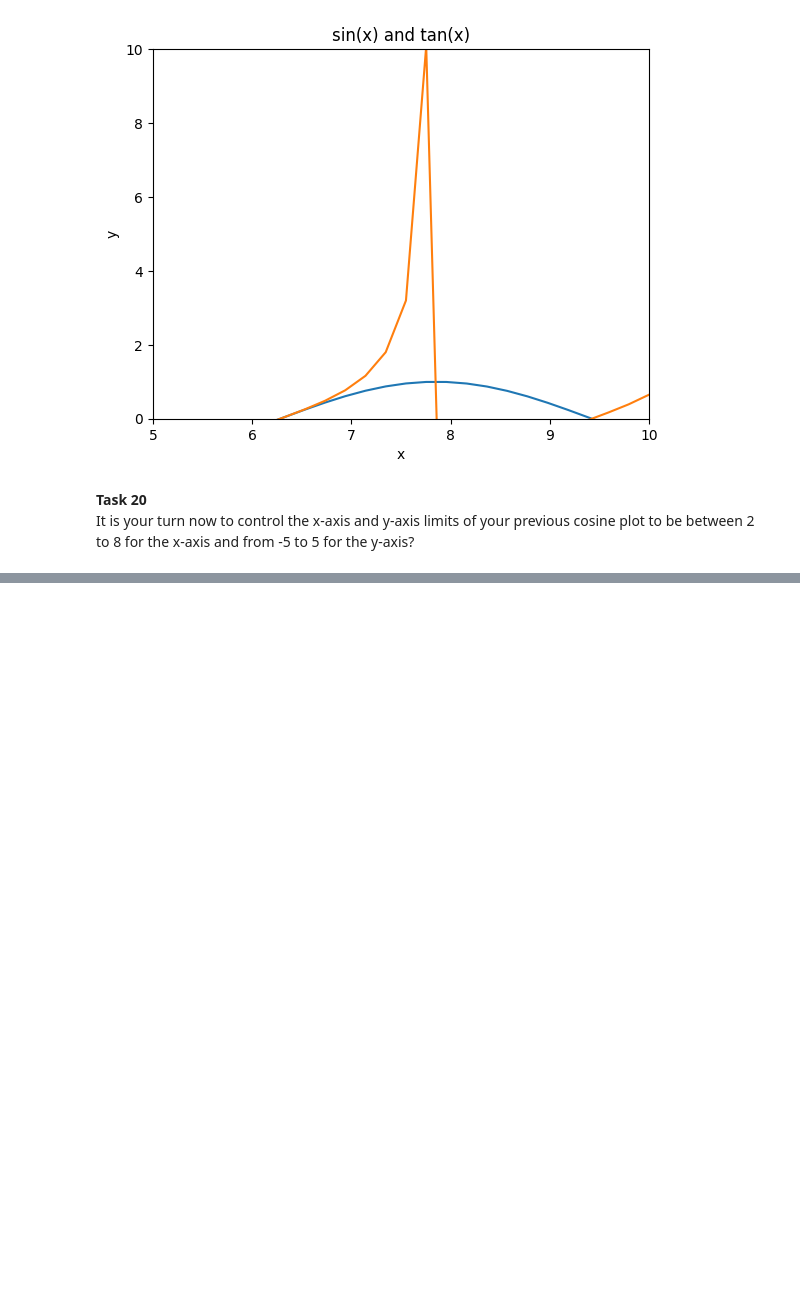
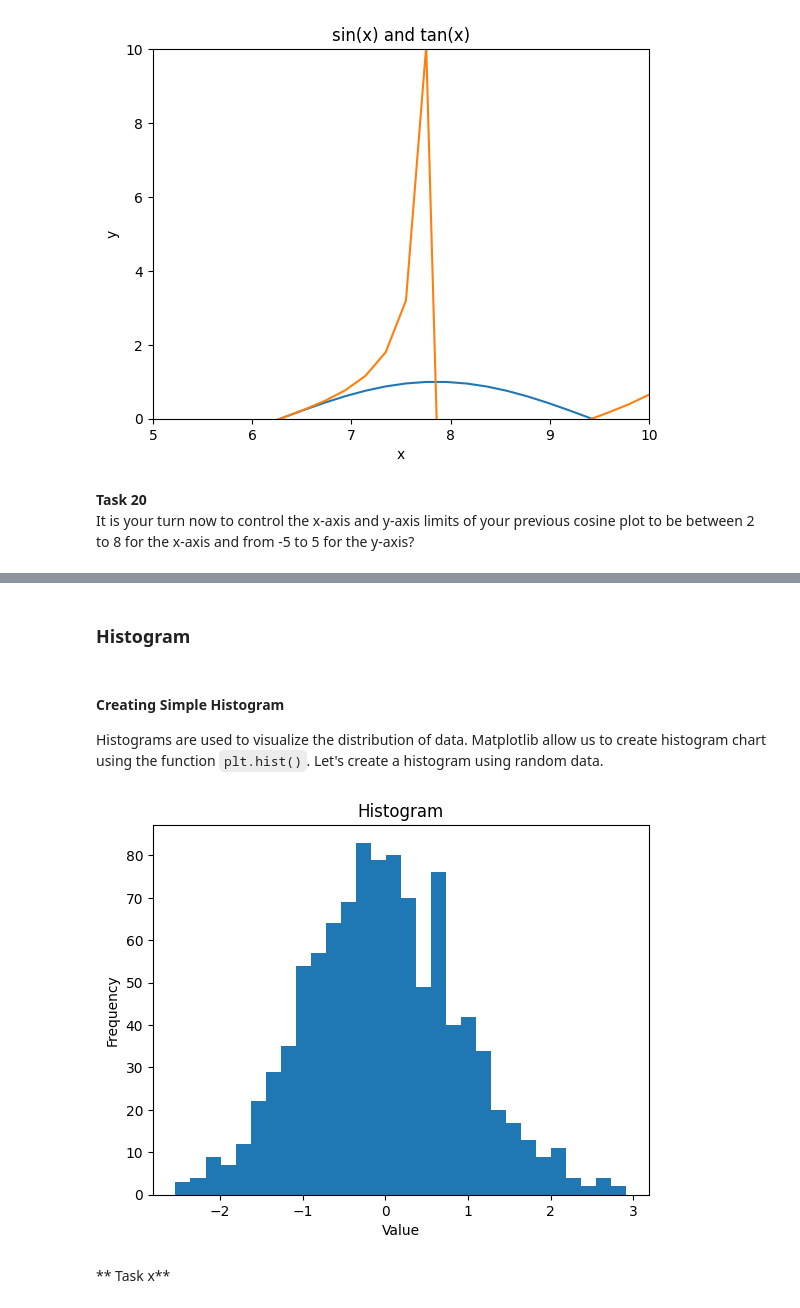
Before and after one commit to AhmadAlsaadi/ENCH320-Numpy, a Jupyter notebook: Matplotlib.ipynb, the cells around one changed output, grey strips where cells are left out. Saved outputs shown, nothing was run; the diff lists cells and outputs as text; code cells hidden in the pictures; blank space fills up the shorter version.

```diff
--- a/Matplotlib.ipynb
+++ b/Matplotlib.ipynb
@@ -465,0 +546,19 @@ It is your turn now to control the x-axis and y-axis limits of your previous cos
+# %% [markdown]
+### Histogram
+# %% [markdown]
+#### Creating Simple Histogram
+Histograms are used to visualize the distribution of data. Matplotlib allow us to create histogram chart using the function `plt.hist()`. Let's create a histogram using random data.
+# %%
+import matplotlib.pyplot as plt
+import numpy as np
+data = np.random.randn(1000)
+
+plt.hist(data, bins=30)
+plt.xlabel('Value')
+plt.ylabel('Frequency')
+plt.title('Histogram')
+plt.show()
+# %% [output]
+[figure, added]
+# %% [markdown]
+** Task x**
```
Also changed, not shown: parts of 36 cells of this notebook, 1 other file.
